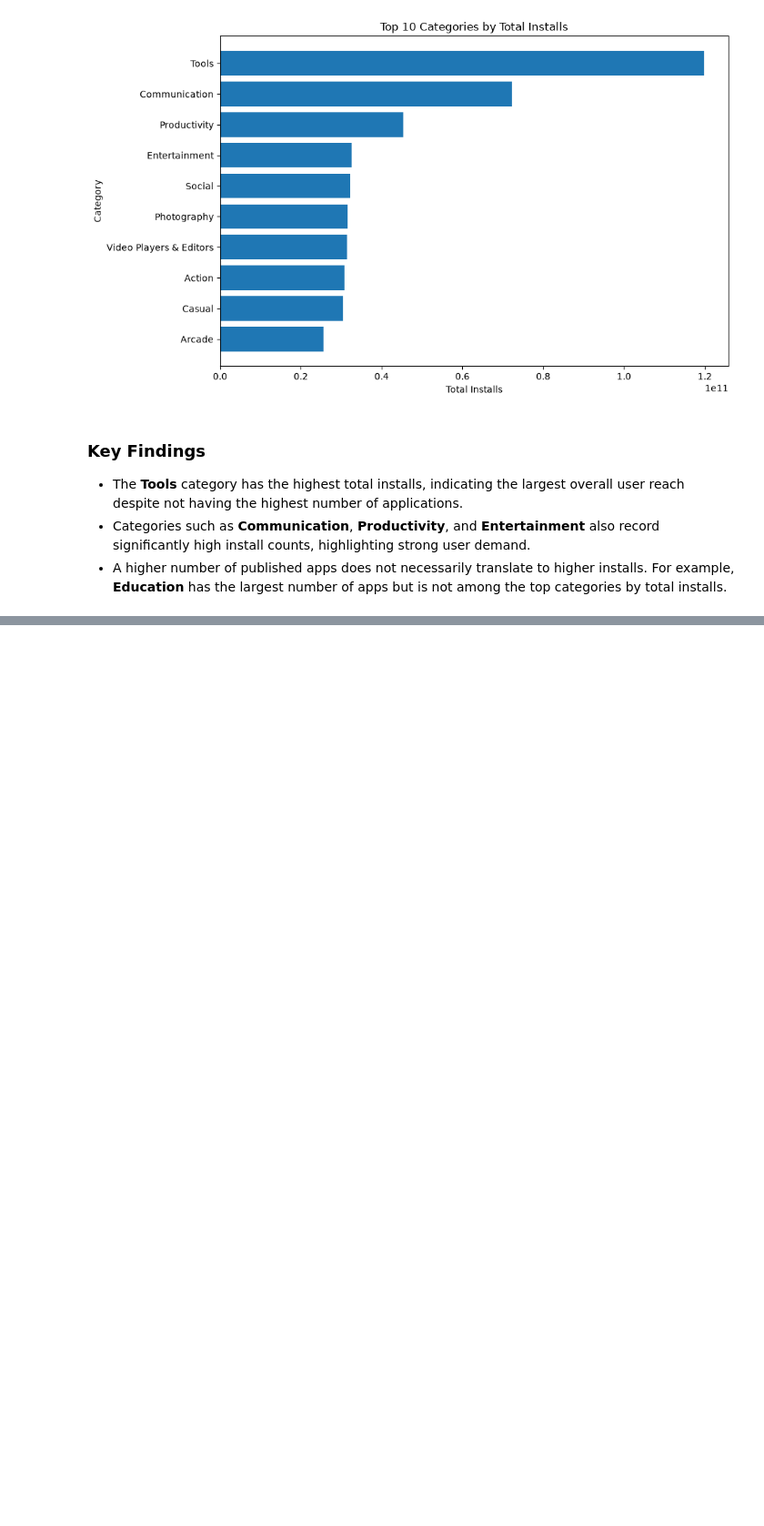
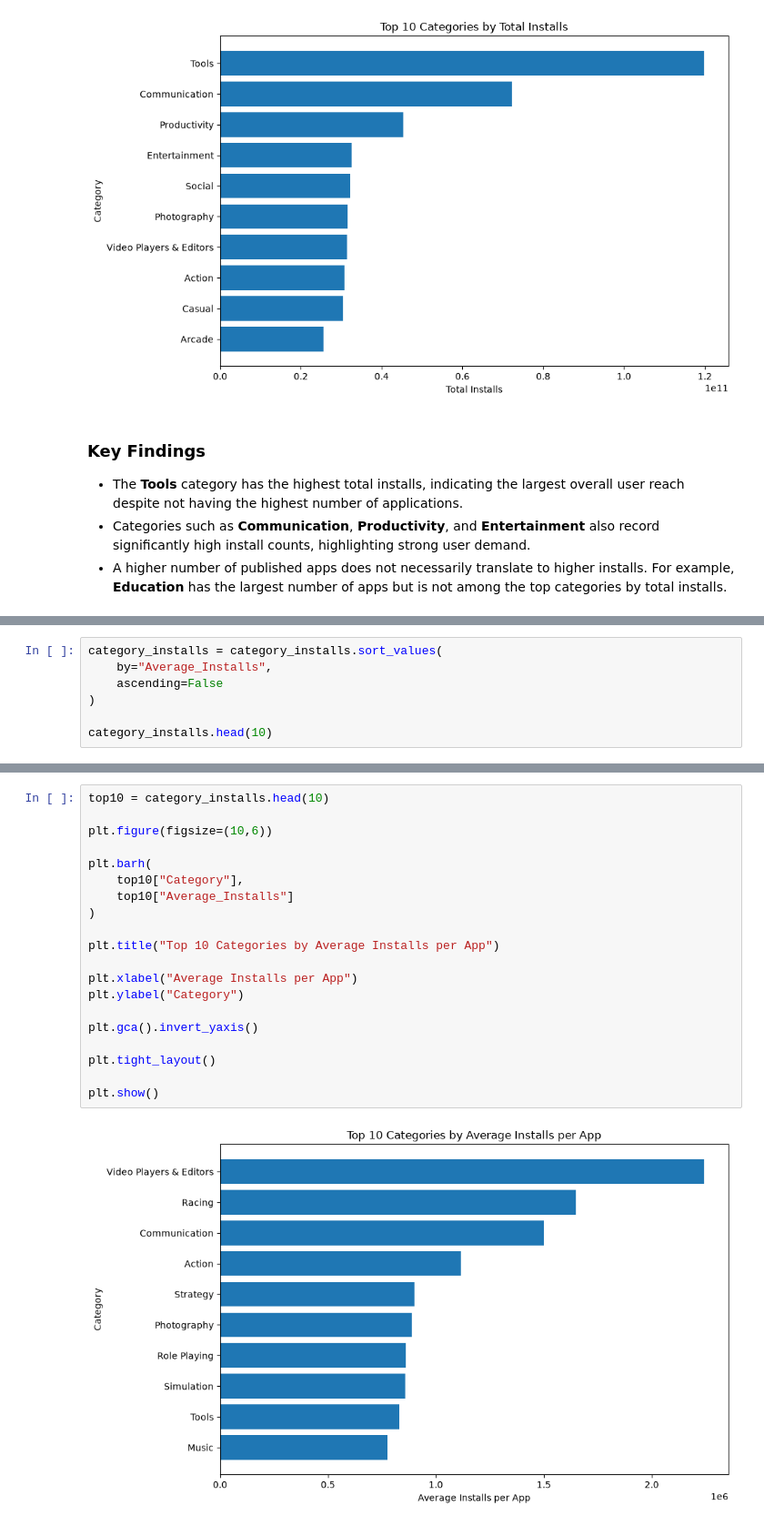
Before and after one commit to ShrutiTss/google-play-store-business-analytics, a Jupyter notebook: notebooks/04_exploratory_data_analysis.ipynb, the cells around one changed output, grey strips where cells are left out. Shown at 91% size. Saved outputs shown, nothing was run; the diff lists cells and outputs as text; blank space fills up the shorter version.

```diff
--- a/notebooks/04_exploratory_data_analysis.ipynb
+++ b/notebooks/04_exploratory_data_analysis.ipynb
@@ -399,0 +404,7 @@ plt.show()
+# %%
+category_installs = category_installs.sort_values(
+    by="Average_Installs",
+    ascending=False
+)
+
+category_installs.head(10)
@@ -399,0 +423,22 @@ plt.show()
+# %%
+top10 = category_installs.head(10)
+
+plt.figure(figsize=(10,6))
+
+plt.barh(
+    top10["Category"],
+    top10["Average_Installs"]
+)
+
+plt.title("Top 10 Categories by Average Installs per App")
+
+plt.xlabel("Average Installs per App")
+plt.ylabel("Category")
+
+plt.gca().invert_yaxis()
+
+plt.tight_layout()
+
+plt.show()
+# %% [output]
+[figure, added]
```
Also changed, not shown: parts of 3 cells of this notebook, 1 other file.
